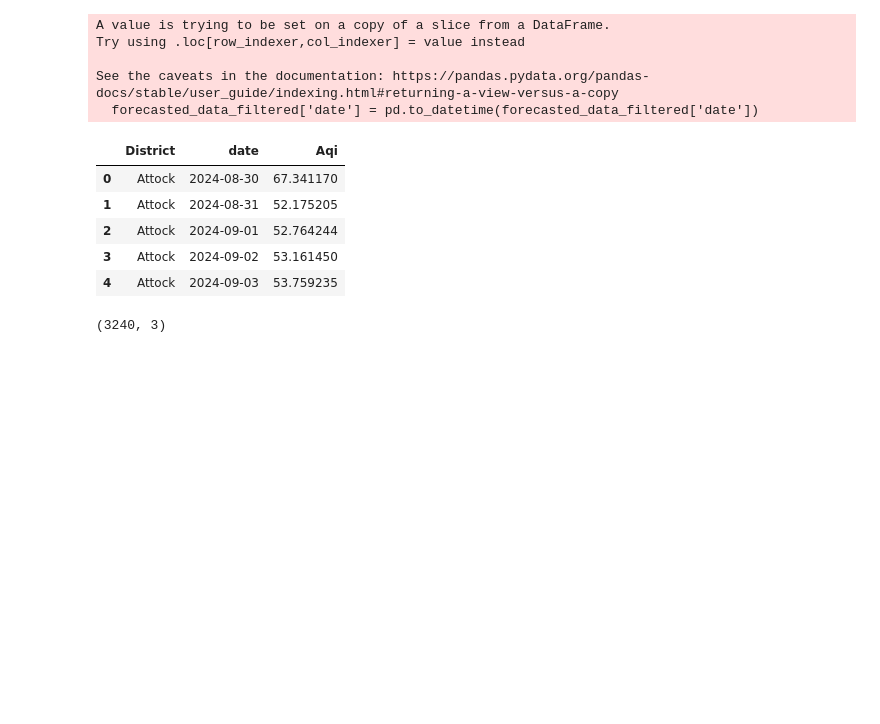
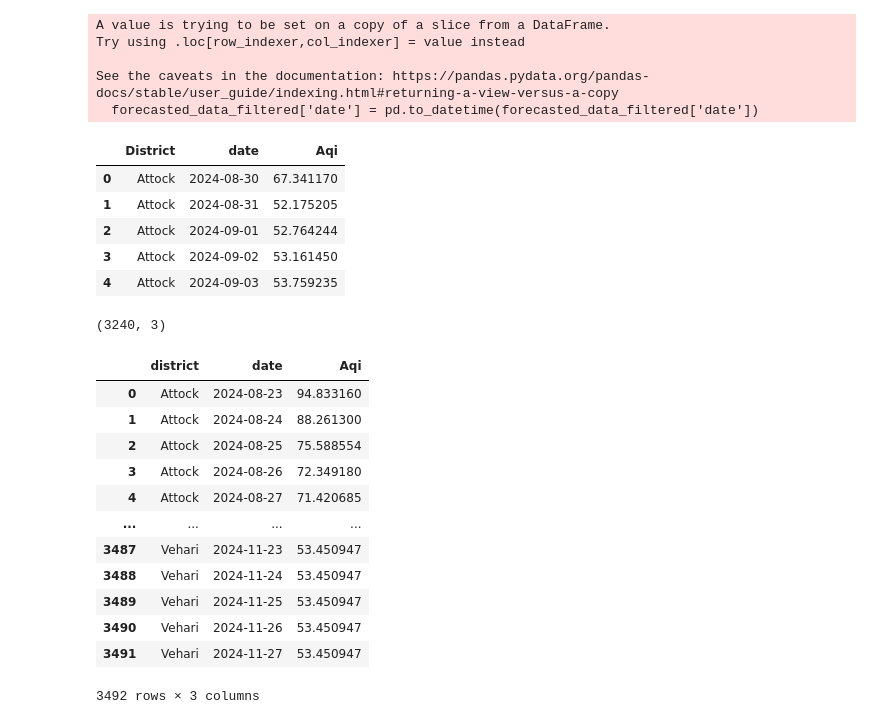
Before and after one commit to ReehaKashif/Smog-Project, a Jupyter notebook: code.ipynb, the cells around one changed output. Saved outputs shown, nothing was run; the diff lists cells and outputs as text; code cells hidden in the pictures; blank space fills up the shorter version.

```diff
--- a/code.ipynb
+++ b/code.ipynb
@@ -1,8 +1,10 @@
 # %%
 import pandas as pd
 # %%
-newest = pd.read_csv("fastapi-server/newest_data.csv")
+# newest = pd.read_csv("fastapi-server/newest_data.csv")
 forecasted_data = pd.read_csv("fastapi-server/forecasted_pollutant.csv")
+aqi_7_days_lag_df = pd.read_csv("fastapi-server/aqi_7_days_lag.csv")
+aqi_14_days_lag_df = pd.read_csv("fastapi-server/aqi_14_days_lag.csv")
 # %%
 newest.head()
 # %% [output]
@@ -147,3 +149,37 @@ daily_max_forecasted.shape
 # %%
 # saving the daily_max_forecasted dataframe to a csv file
 daily_max_forecasted.to_csv("daily_forecasted_data.csv", index=False)
+# %%
+# creating a daily max version for the 7 days lag data
+# selecting the columns to work with
+aqi_7_days_lag_df = aqi_7_days_lag_df[['date', 'district', 'Aqi']]
+
+# converting the date column to datetime
+aqi_7_days_lag_df['date'] = pd.to_datetime(aqi_7_days_lag_df['date'])
+
+# converting the data to daily by selecting the max in the day for that day
+daily_max_7_days_lag = aqi_7_days_lag_df.groupby(['district', aqi_7_days_lag_df['date'].dt.date])['Aqi'].max().reset_index()
+
+# Rename columns for clarity
+daily_max_7_days_lag.columns = ['district', 'date', 'Aqi']
+
+daily_max_7_days_lag.head()
+# saving the daily_max_7_days_lag dataframe to a csv file
+daily_max_7_days_lag.to_csv("daily_7_days_lag_data.csv", index=False)
+daily_max_7_days_lag = aqi_7_days_lag_df.groupby(['district', aqi_7_days_lag_df['date'].dt.date])['Aqi'].max().reset_index()
+# %%
+daily_max_7_days_lag
+# %% [output]
+|  | district | date | Aqi |
+| 0 | Attock | 2024-08-23 | 94.833160 |
+| 1 | Attock | 2024-08-24 | 88.261300 |
+| 2 | Attock | 2024-08-25 | 75.588554 |
+| 3 | Attock | 2024-08-26 | 72.349180 |
+| 4 | Attock | 2024-08-27 | 71.420685 |
+| ... | ... | ... | ... |
+| 3487 | Vehari | 2024-11-23 | 53.450947 |
+| 3488 | Vehari | 2024-11-24 | 53.450947 |
+| 3489 | Vehari | 2024-11-25 | 53.450947 |
+| 3490 | Vehari | 2024-11-26 | 53.450947 |
+| 3491 | Vehari | 2024-11-27 | 53.450947 |
+3492 rows × 3 columns
```
Also changed, not shown: parts of 2 cells of this notebook, 3 other files.
